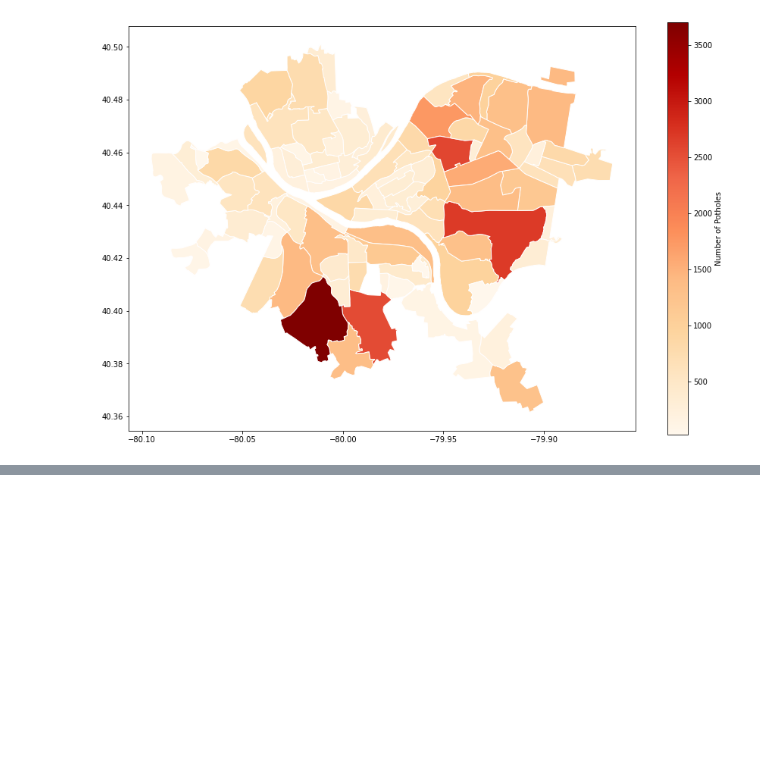
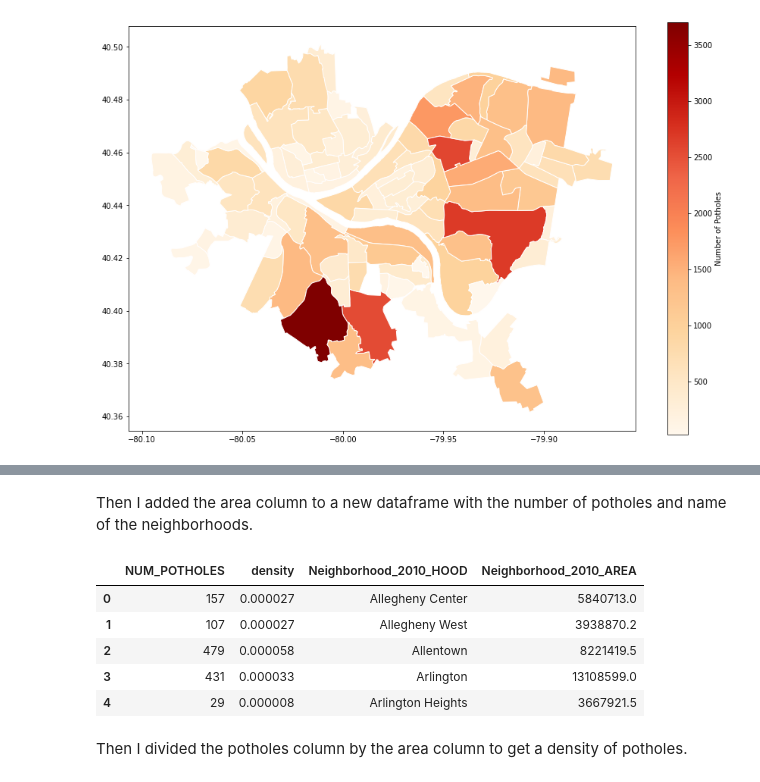
Before and after one commit to d3tk/CMPINF0010-FINAL-PROJECT, a Jupyter notebook: PotholeData.ipynb, the cells around one changed output, grey strips where cells are left out. Saved outputs shown, nothing was run; the diff lists cells and outputs as text; code cells hidden in the pictures; blank space fills up the shorter version.

```diff
--- a/PotholeData.ipynb
+++ b/PotholeData.ipynb
@@ -63,0 +132,14 @@ maps.plot(column='REQUEST_ID',
+# %% [markdown]
+Then I added the area column to a new dataframe with the number of potholes and name of the neighborhoods.
+# %%
+donepots['density'] = donepots['NUM_POTHOLES']/(donepots['Neighborhood_2010_AREA'])
+donepots.head()
+# %% [output]
+|  | NUM_POTHOLES | density | Neighborhood_2010_HOOD | Neighborhood_2010_AREA |
+| 0 | 157 | 0.000027 | Allegheny Center | 5840713.0 |
+| 1 | 107 | 0.000027 | Allegheny West | 3938870.2 |
+| 2 | 479 | 0.000058 | Allentown | 8221419.5 |
+| 3 | 431 | 0.000033 | Arlington | 13108599.0 |
+| 4 | 29 | 0.000008 | Arlington Heights | 3667921.5 |
+# %% [markdown]
+Then I divided the potholes column by the area column to get a density of potholes.
```
Also changed, not shown: parts of 22 cells of this notebook.
